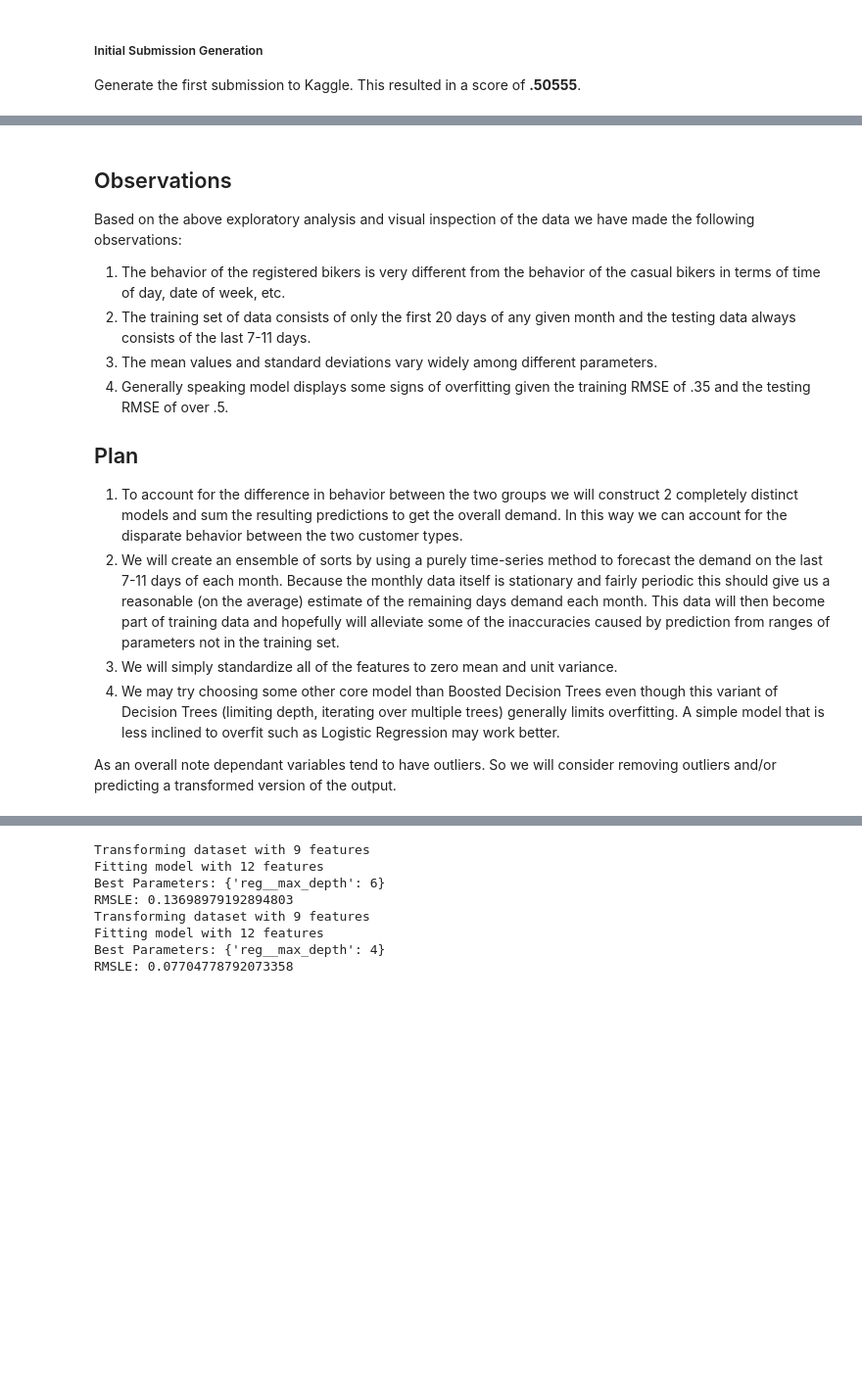
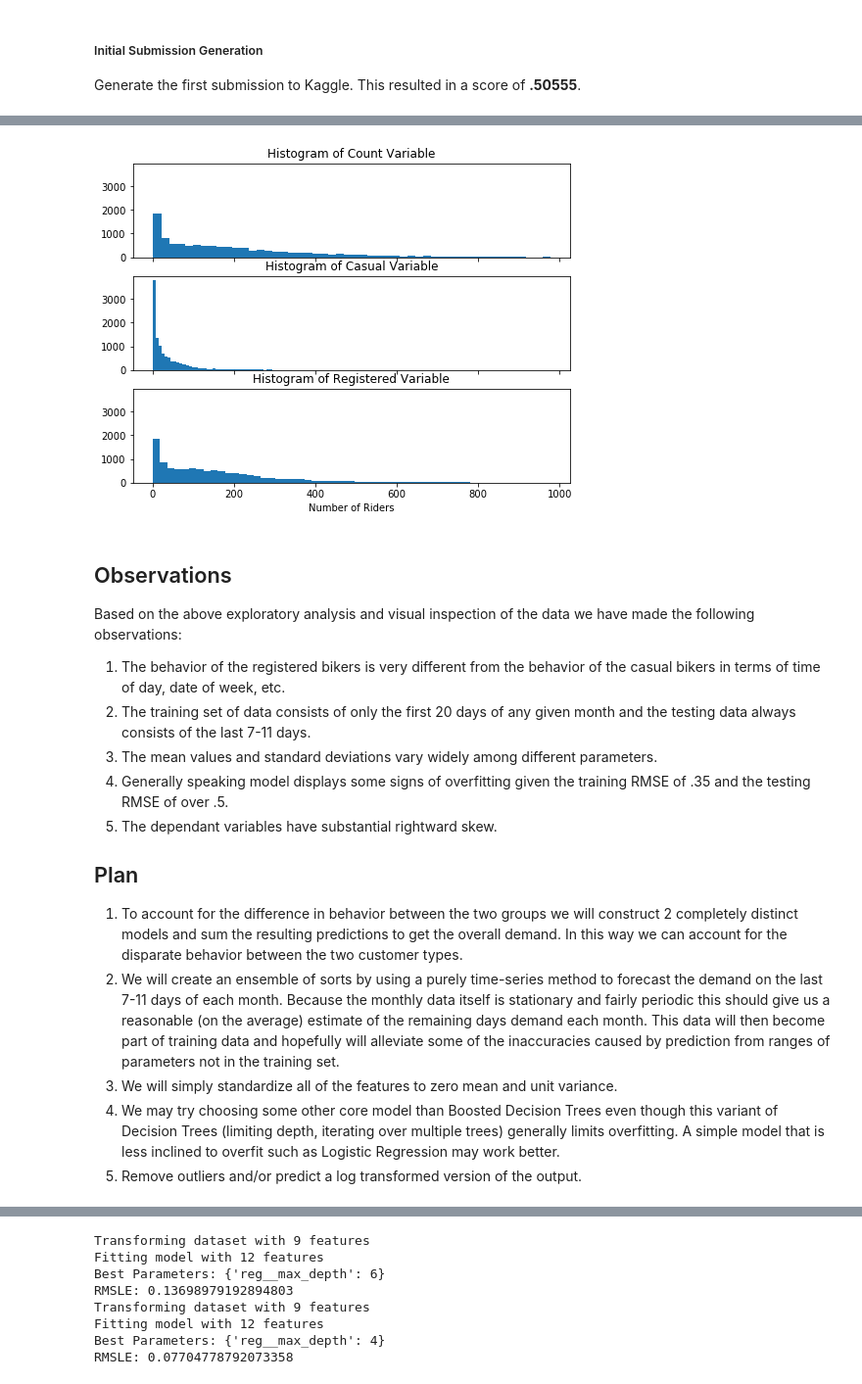
Before and after one commit to lukedoolittle/w207_summer_2017_final, a Jupyter notebook: BikeSharingDemand.ipynb, the cells around one changed output, grey strips where cells are left out. Shown at 98% size. Cells and saved outputs as stored; diff of their text form; code cells hidden in the pictures; blank space fills up the shorter version.

Commit message:
added in some visualizations for the skewness of count

```diff
--- a/BikeSharingDemand.ipynb
+++ b/BikeSharingDemand.ipynb
@@ -242,3 +246,19 @@ The trend below highlghts the differences on the bike demand based on working da
+# %%
+f, ax = plt.subplots(
+    3,
+    sharex=True,
+    sharey=True,
+    figsize=(8, 6))
+ax[0].hist(y, 50)
+ax[0].set_title('Histogram of Count Variable')
+ax[1].hist(y1, 50)
+ax[1].set_title('Histogram of Casual Variable')
+ax[2].hist(y2, 50)
+ax[2].set_title('Histogram of Registered Variable')
+ax[2].set_xlabel('Number of Riders')
+plt.show()
+# %% [output]
+[figure, added]
 # %% [markdown]
 ## Observations
 Based on the above exploratory analysis and visual inspection of the data we have made the following observations:
@@ -247,13 +267,13 @@ Based on the above exploratory analysis and visual inspection of the data we hav
 2. The training set of data consists of only the first 20 days of any given month and the testing data always consists of the last 7-11 days.
 3. The mean values and standard deviations vary widely among different parameters.
 4. Generally speaking model displays some signs of overfitting given the training RMSE of .35 and the testing RMSE of over .5.
+5. The dependant variables have substantial rightward skew.
 
 ## Plan
 1. To account for the difference in behavior between the two groups we will construct 2 completely distinct models and sum the resulting predictions to get the overall demand. In this way we can account for the disparate behavior between the two customer types.
 2. We will create an ensemble of sorts by using a purely time-series method to forecast the demand on the last 7-11 days of each month. Because the monthly data itself is stationary and fairly periodic this should give us a reasonable (on the average) estimate of the remaining days demand each month. This data will then become part of training data and hopefully will alleviate some of the inaccuracies caused by prediction from ranges of parameters not in the training set.
 3. We will simply standardize all of the features to zero mean and unit variance.
 4. We may try choosing some other core model than Boosted Decision Trees even though this variant of Decision Trees (limiting depth, iterating over multiple trees) generally limits overfitting. A simple model that is less inclined to overfit such as Logistic Regression may work better.
-
-As an overall note dependant variables tend to have outliers. So we will consider removing outliers and/or predicting a transformed version of the output.
+5. Remove outliers and/or predict a log transformed version of the output.
 # %% [markdown]
 ## Step 1: Casual/Registered Model Split
```
Also changed, not shown: parts of 3 cells of this notebook.
